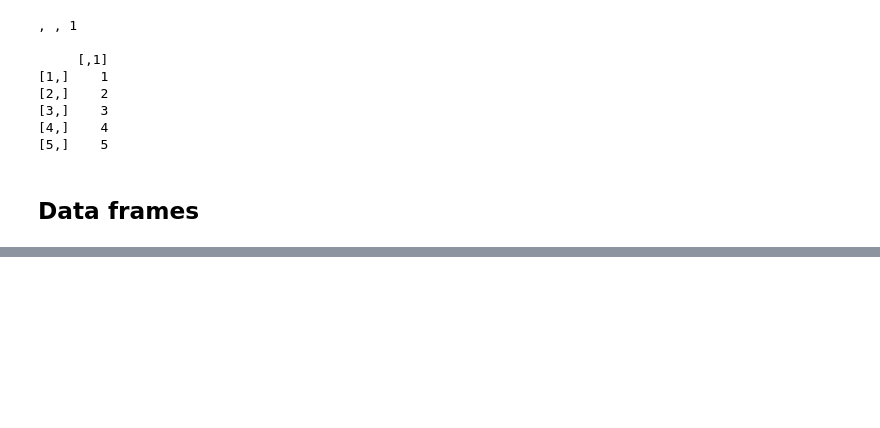
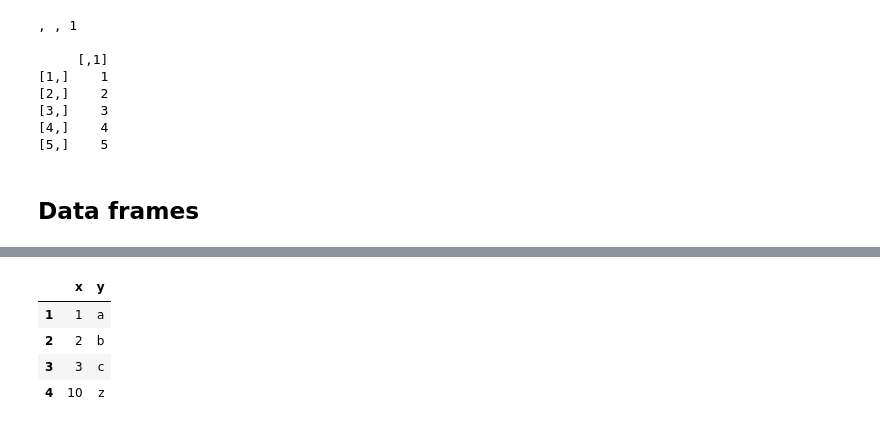
Before and after one commit to pgm111/study-AdvancedR, a Jupyter notebook: 02-Data-structures.ipynb, the cells around one changed output, grey strips where cells are left out. Drawn from its saved outputs; the diff is of its cells as text; code cells hidden in the pictures; blank space fills up the shorter version.

```diff
--- a/02-Data-structures.ipynb
+++ b/02-Data-structures.ipynb
@@ -698,0 +775,8 @@ print(x3)
+# %%
+rbind(df, data.frame(x = 10, y = "z"))
+# %% [output]
+|  | x | y |
+| 1 | 1 | a |
+| 2 | 2 | b |
+| 3 | 3 | c |
+| 4 | 10 | z |
```
Also changed, not shown: parts of 20 cells of this notebook.
